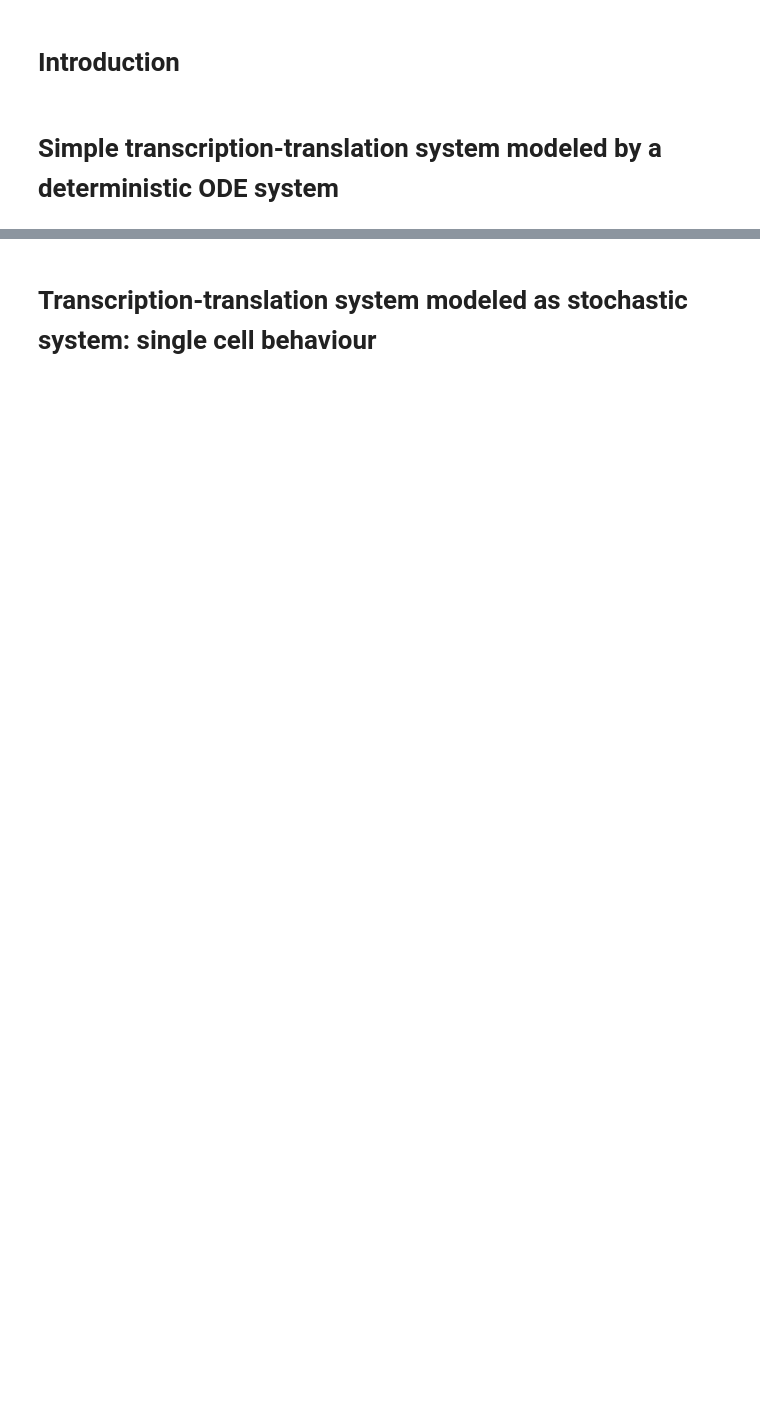
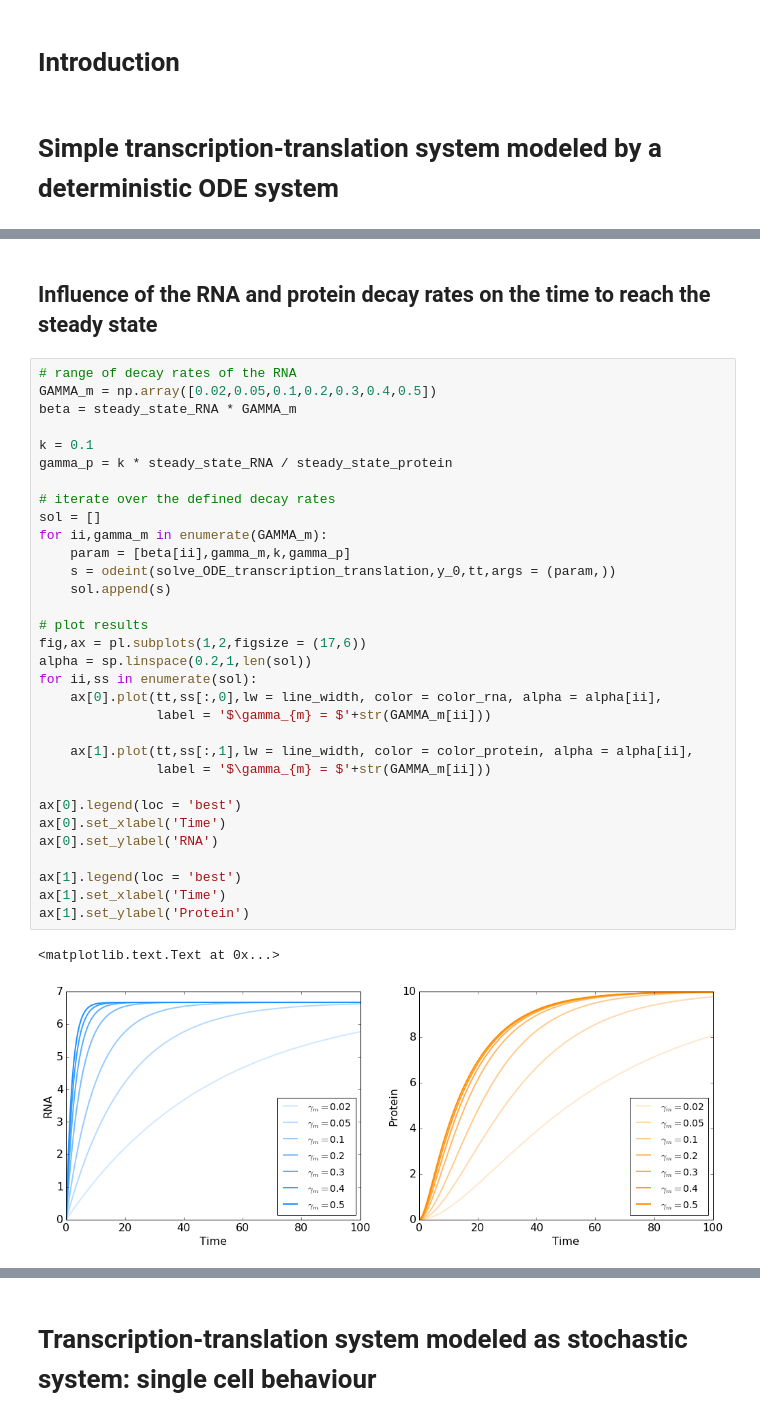
Before and after one commit to baumgast/Biomedicine-teaching, a Jupyter notebook: Biomedicine Master 2017, dynamic modeling.ipynb, the cells around one changed output, grey strips where cells are left out. Cells and saved outputs as stored; diff of their text form; blank space fills up the shorter version.

```diff
--- a/Biomedicine Master 2017, dynamic modeling.ipynb
+++ b/Biomedicine Master 2017, dynamic modeling.ipynb
@@ -41,0 +141,37 @@ For the simple ODE system given here it is possible to obtain a analytical solut
+# %% [markdown]
+## Influence of the RNA and protein decay rates on the time to reach the steady state
+# %%
+# range of decay rates of the RNA
+GAMMA_m = np.array([0.02,0.05,0.1,0.2,0.3,0.4,0.5])
+beta = steady_state_RNA * GAMMA_m
+
+k = 0.1
+gamma_p = k * steady_state_RNA / steady_state_protein
+
+# iterate over the defined decay rates
+sol = []
+for ii,gamma_m in enumerate(GAMMA_m):
+    param = [beta[ii],gamma_m,k,gamma_p]
+    s = odeint(solve_ODE_transcription_translation,y_0,tt,args = (param,))
+    sol.append(s)
+
+# plot results
+fig,ax = pl.subplots(1,2,figsize = (17,6))
+alpha = sp.linspace(0.2,1,len(sol))
+for ii,ss in enumerate(sol):
+    ax[0].plot(tt,ss[:,0],lw = line_width, color = color_rna, alpha = alpha[ii],
+               label = '$\gamma_{m} = $'+str(GAMMA_m[ii]))
+
+    ax[1].plot(tt,ss[:,1],lw = line_width, color = color_protein, alpha = alpha[ii],
+               label = '$\gamma_{m} = $'+str(GAMMA_m[ii]))
+
+ax[0].legend(loc = 'best')
+ax[0].set_xlabel('Time')
+ax[0].set_ylabel('RNA')
+
+ax[1].legend(loc = 'best')
+ax[1].set_xlabel('Time')
+ax[1].set_ylabel('Protein')
+# %% [output]
+<matplotlib.text.Text at 0x...>
+[figure, added]
```
Also changed, not shown: parts of 15 cells of this notebook.
